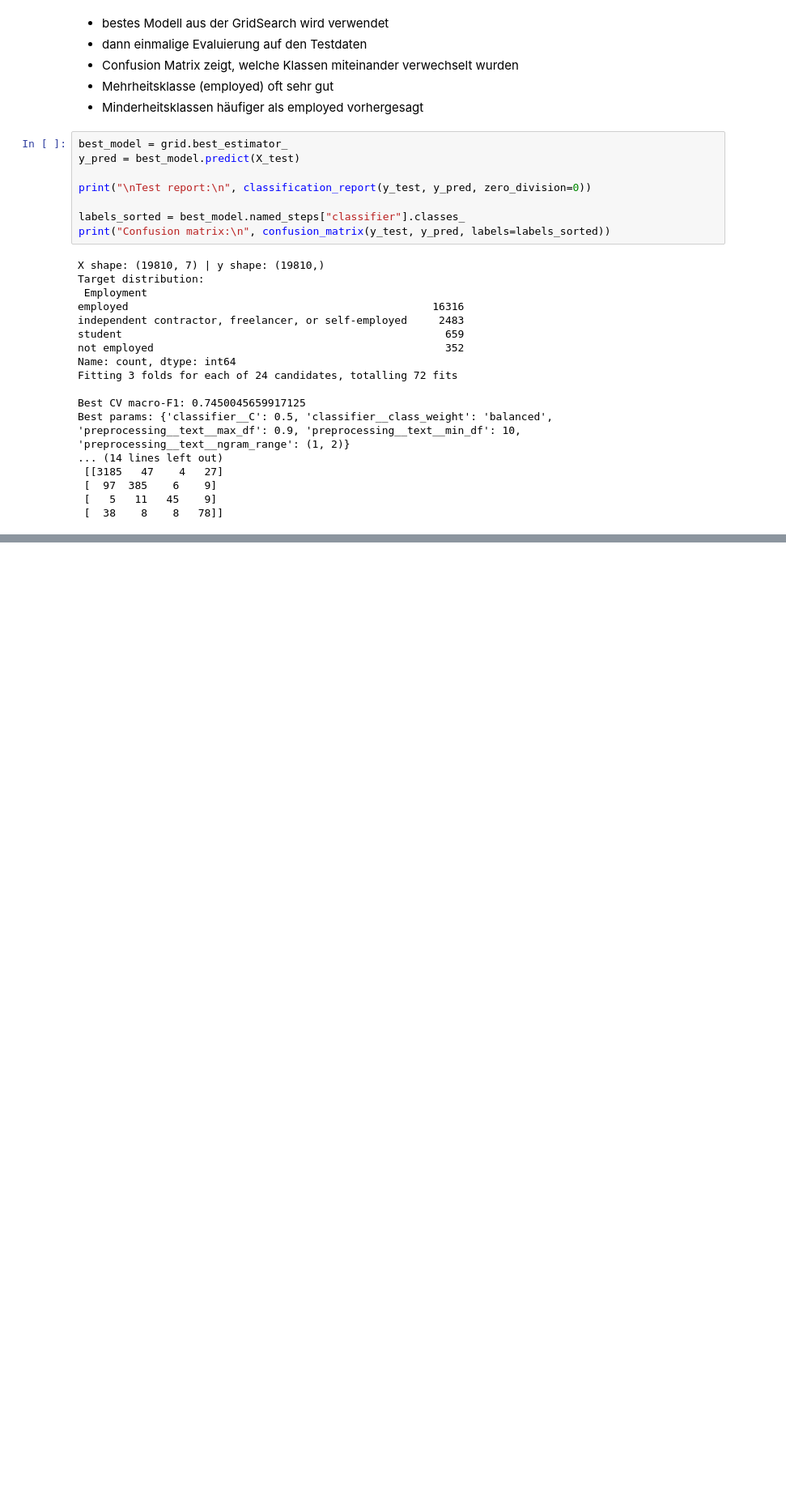
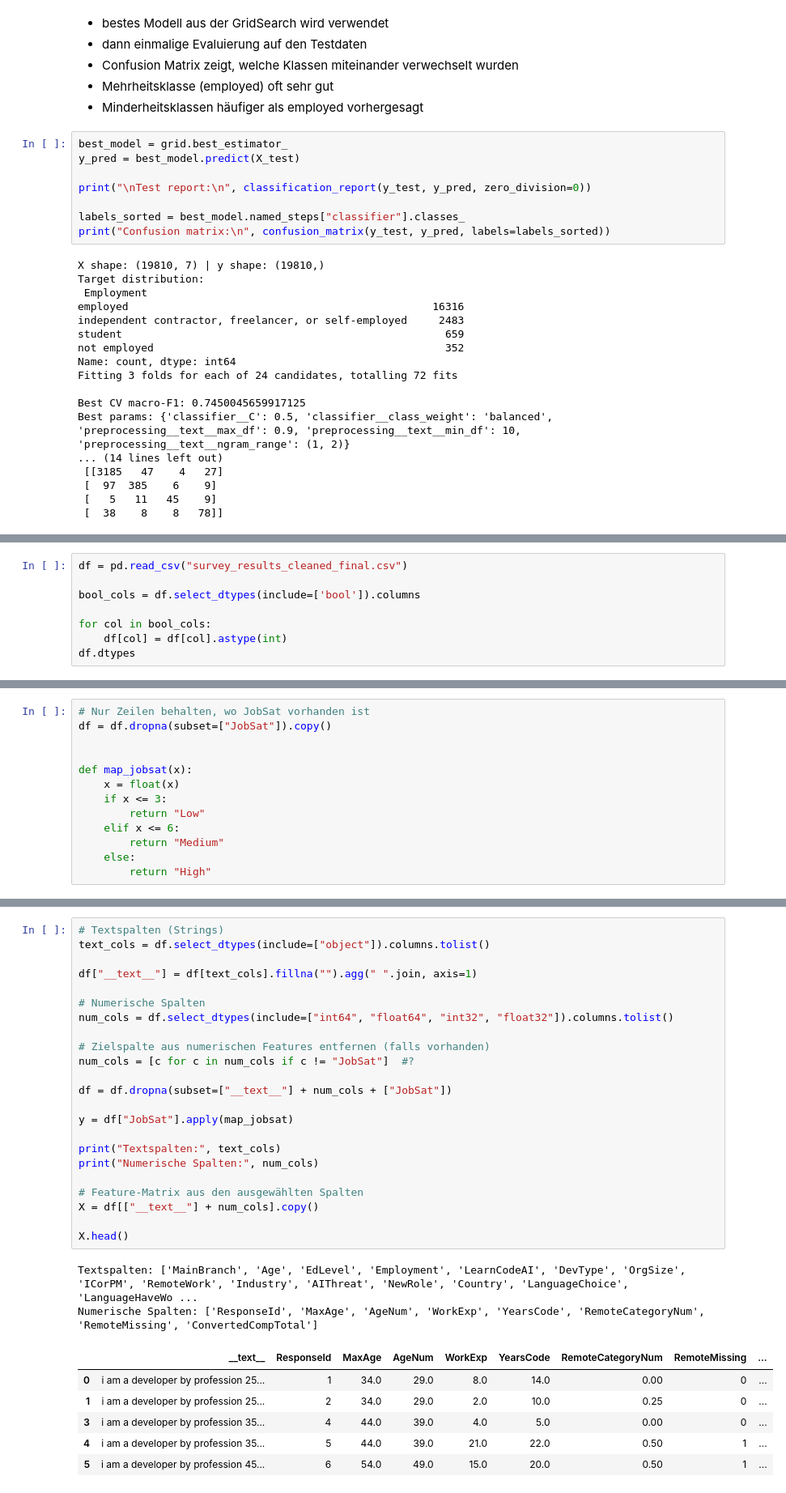
Before and after one commit to Moritz148/data-analytics-project, a Jupyter notebook: Abgaben/Klassifikation.ipynb, the cells around one changed output, grey strips where cells are left out. Shown at 81% size. Drawn from its saved outputs; the diff is of its cells as text; blank space fills up the shorter version.

```diff
--- a/Abgaben/Klassifikation.ipynb
+++ b/Abgaben/Klassifikation.ipynb
@@ -569,0 +594,8 @@ Best params: {'classifier__C': 0.5, 'classifier__class_weight': 'balanced', 'pre
+# %%
+df = pd.read_csv("survey_results_cleaned_final.csv")
+
+bool_cols = df.select_dtypes(include=['bool']).columns
+
+for col in bool_cols:
+    df[col] = df[col].astype(int)
+df.dtypes
@@ -569,0 +629,13 @@ Best params: {'classifier__C': 0.5, 'classifier__class_weight': 'balanced', 'pre
+# %%
+# Nur Zeilen behalten, wo JobSat vorhanden ist
+df = df.dropna(subset=["JobSat"]).copy()
+
+
+def map_jobsat(x):
+    x = float(x)
+    if x <= 3:
+        return "Low"
+    elif x <= 6:
+        return "Medium"
+    else:
+        return "High"
@@ -569,0 +647,32 @@ Best params: {'classifier__C': 0.5, 'classifier__class_weight': 'balanced', 'pre
+# %%
+# Textspalten (Strings)
+text_cols = df.select_dtypes(include=["object"]).columns.tolist()
+
+df["__text__"] = df[text_cols].fillna("").agg(" ".join, axis=1)
+
+# Numerische Spalten
+num_cols = df.select_dtypes(include=["int64", "float64", "int32", "float32"]).columns.tolist()
+
+# Zielspalte aus numerischen Features entfernen (falls vorhanden)
+num_cols = [c for c in num_cols if c != "JobSat"]  #?
+
+df = df.dropna(subset=["__text__"] + num_cols + ["JobSat"])
+
+y = df["JobSat"].apply(map_jobsat)
+
+print("Textspalten:", text_cols)
+print("Numerische Spalten:", num_cols)
+
+# Feature-Matrix aus den ausgewählten Spalten
+X = df[["__text__"] + num_cols].copy()
+
+X.head()
+# %% [output]
+Textspalten: ['MainBranch', 'Age', 'EdLevel', 'Employment', 'LearnCodeAI', 'DevType', 'OrgSize', 'ICorPM', 'RemoteWork', 'Industry', 'AIThreat', 'NewRole', 'Country', 'LanguageChoice', 'LanguageHaveWo ...
+Numerische Spalten: ['ResponseId', 'MaxAge', 'AgeNum', 'WorkExp', 'YearsCode', 'RemoteCategoryNum', 'RemoteMissing', 'ConvertedCompTotal']
+|  | __text__ | ResponseId | MaxAge | AgeNum | WorkExp | YearsCode | RemoteCategoryNum | RemoteMissing | ... |
+| 0 | i am a developer by profession 25... | 1 | 34.0 | 29.0 | 8.0 | 14.0 | 0.00 | 0 | ... |
+| 1 | i am a developer by profession 25... | 2 | 34.0 | 29.0 | 2.0 | 10.0 | 0.25 | 0 | ... |
+| 3 | i am a developer by profession 35... | 4 | 44.0 | 39.0 | 4.0 | 5.0 | 0.00 | 0 | ... |
+| 4 | i am a developer by profession 35... | 5 | 44.0 | 39.0 | 21.0 | 22.0 | 0.50 | 1 | ... |
+| 5 | i am a developer by profession 45... | 6 | 54.0 | 49.0 | 15.0 | 20.0 | 0.50 | 1 | ... |
```
Also changed, not shown: parts of 46 cells of this notebook.
